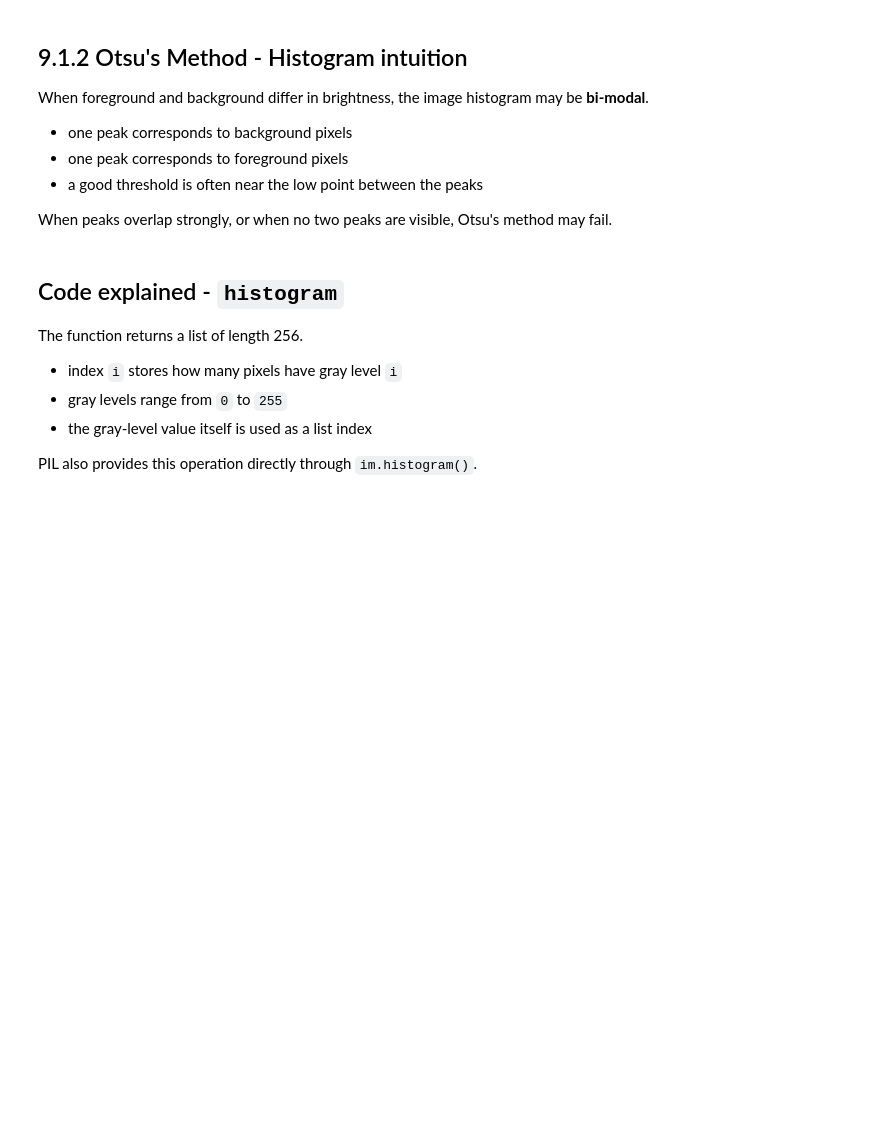
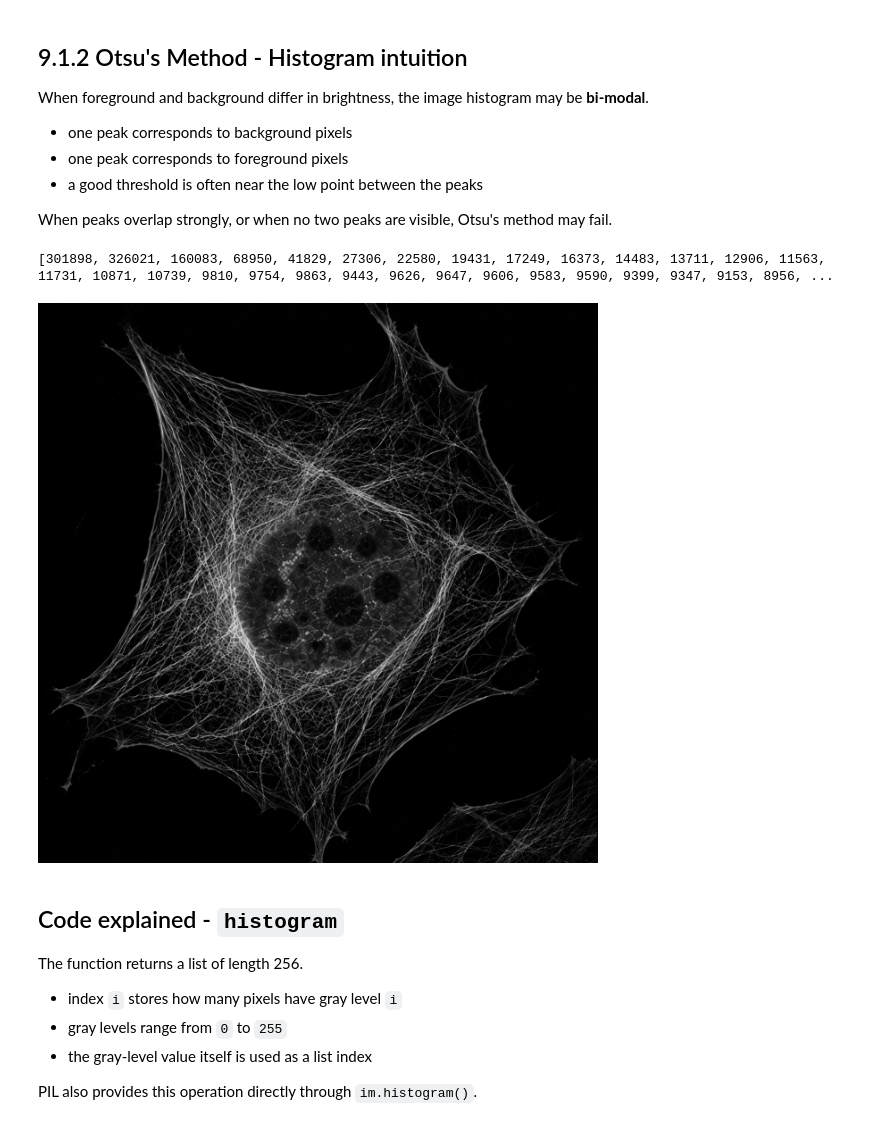
Before and after one commit to ariefouren/BIU-bio-python-2026, a Jupyter notebook: 03_Chapters/09_Image_Processing/slides/Chapter_09_Image_Processing_slides.ipynb, the cells around one changed output. Cells and saved outputs as stored; diff of their text form; code cells hidden in the pictures; blank space fills up the shorter version.

```diff
--- a/03_Chapters/09_Image_Processing/slides/Chapter_09_Image_Processing_slides.ipynb
+++ b/03_Chapters/09_Image_Processing/slides/Chapter_09_Image_Processing_slides.ipynb
@@ -195,19 +204,27 @@ When foreground and background differ in brightness, the image histogram may be
 
 When peaks overlap strongly, or when no two peaks are visible, Otsu's method may fail.
 # %%
+
 def histogram(im):
     '''Return a histogram as a list,
     where index i holds the number of pixels with value i'''
     mat = im.load()
     width, height = im.size
-    hist = [0] * 256
+    hist = [0] * 256    # create a list of 256 zeros
 
     for x in range(width):
         for y in range(height):
             gray_level = mat[x, y]
             hist[gray_level] += 1
 
     return hist
+
+histogram_data = histogram(im)
+print("Histogram data:", histogram_data)
+display(im)
+# %% [output]
+[301898, 326021, 160083, 68950, 41829, 27306, 22580, 19431, 17249, 16373, 14483, 13711, 12906, 11563, 11731, 10871, 10739, 9810, 9754, 9863, 9443, 9626, 9647, 9606, 9583, 9590, 9399, 9347, 9153, 8956, ...
+[figure, added]
 # %% [markdown]
 ## Code explained - `histogram`
 
```
Also changed, not shown: parts of 2 cells of this notebook, 5 other files.
